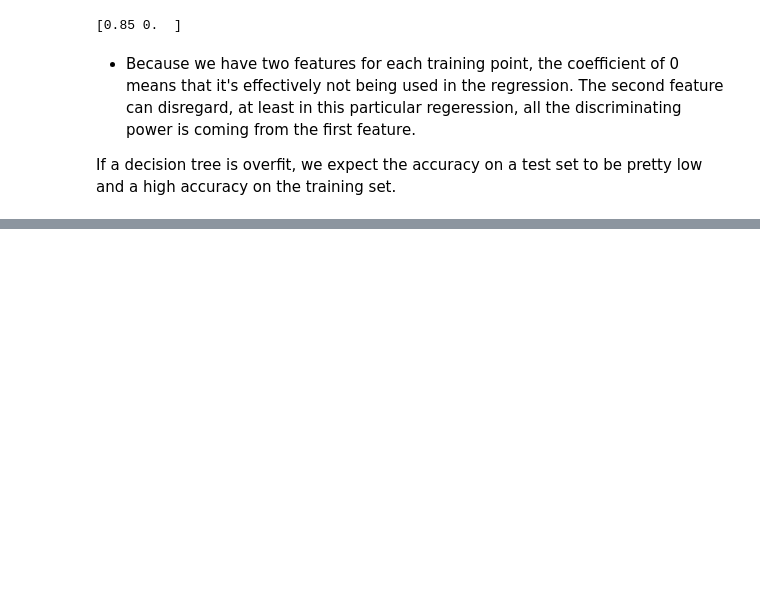
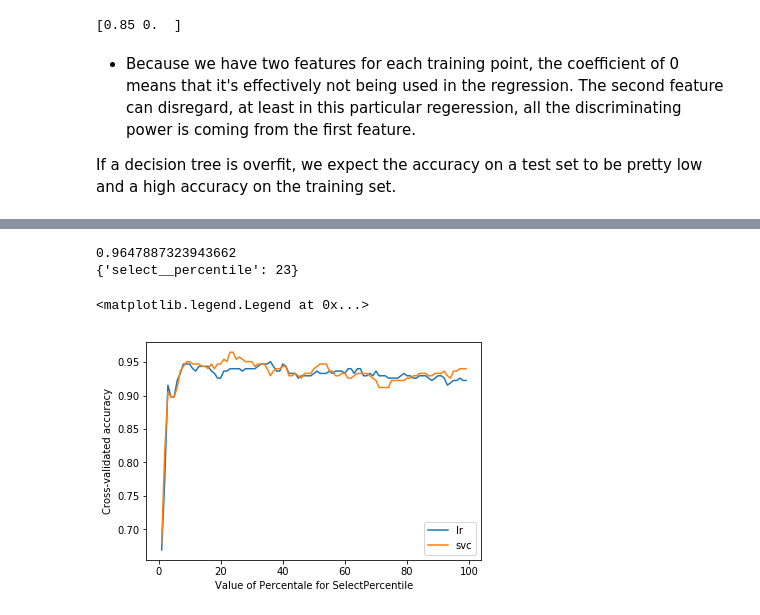
Before and after one commit to geocarvalho/python-ds, a Jupyter notebook: DS-fundations-2/machine-learning/12-features_selection.ipynb, the cells around one changed output, grey strips where cells are left out. Drawn from its saved outputs; the diff is of its cells as text; code cells hidden in the pictures; blank space fills up the shorter version.

```diff
--- a/DS-fundations-2/machine-learning/12-features_selection.ipynb
+++ b/DS-fundations-2/machine-learning/12-features_selection.ipynb
@@ -137,0 +184,10 @@ print('X_train_selected.shape is: ',
+# %%
+from sklearn.pipeline import Pipeline
+from sklearn.grid_search import GridSearchCV
+
+percentile = [i for i in range(1, 100)]
+select = SelectPercentile()
+
+pipeline_lr = Pipeline([('select', select), ('lr', LogisticRegression())])
+grids_lr = GridSearchCV(pipeline_lr, {'select__percentile': percentile})
+grids_lr.fit(X_train, y_train)
@@ -137,0 +205,3 @@ print('X_train_selected.shape is: ',
+# %%
+grids_lr_scores = [result.mean_validation_score for result in grids_lr.grid_scores_]
+grids_lr.grid_scores_
@@ -137,0 +232,6 @@ print('X_train_selected.shape is: ',
+# %%
+from sklearn.svm import SVC
+
+pipeline_svc = Pipeline([('select', select), ('svc', SVC(gamma='auto', kernel='linear'))])
+grids_svc = GridSearchCV(pipeline_svc, {'select__percentile': percentile})
+grids_svc.fit(X_train, y_train)
@@ -137,0 +249,3 @@ print('X_train_selected.shape is: ',
+# %%
+grids_svc_scores = [result.mean_validation_score for result in grids_svc.grid_scores_]
+grids_svc.grid_scores_
@@ -137,0 +270,17 @@ print('X_train_selected.shape is: ',
+# %%
+print(grids_svc.best_score_)
+print(grids_svc.best_params_)
+# %% [output]
+0.9647887323943662
+{'select__percentile': 23}
+# %%
+# Plot scores vs parameter
+# https://stackoverflow.com/questions/4805048/how-to-get-different-colored-lines-for-different-plots-in-a-single-figure
+plt.plot(percentile, grids_lr_scores)
+plt.plot(percentile, grids_svc_scores)
+plt.xlabel('Value of Percentale for SelectPercentile')
+plt.ylabel('Cross-validated accuracy')
+plt.legend(['lr', 'svc'])
+# %% [output]
+<matplotlib.legend.Legend at 0x...>
+[figure, added]
```
Also changed, not shown: parts of 10 cells of this notebook.
